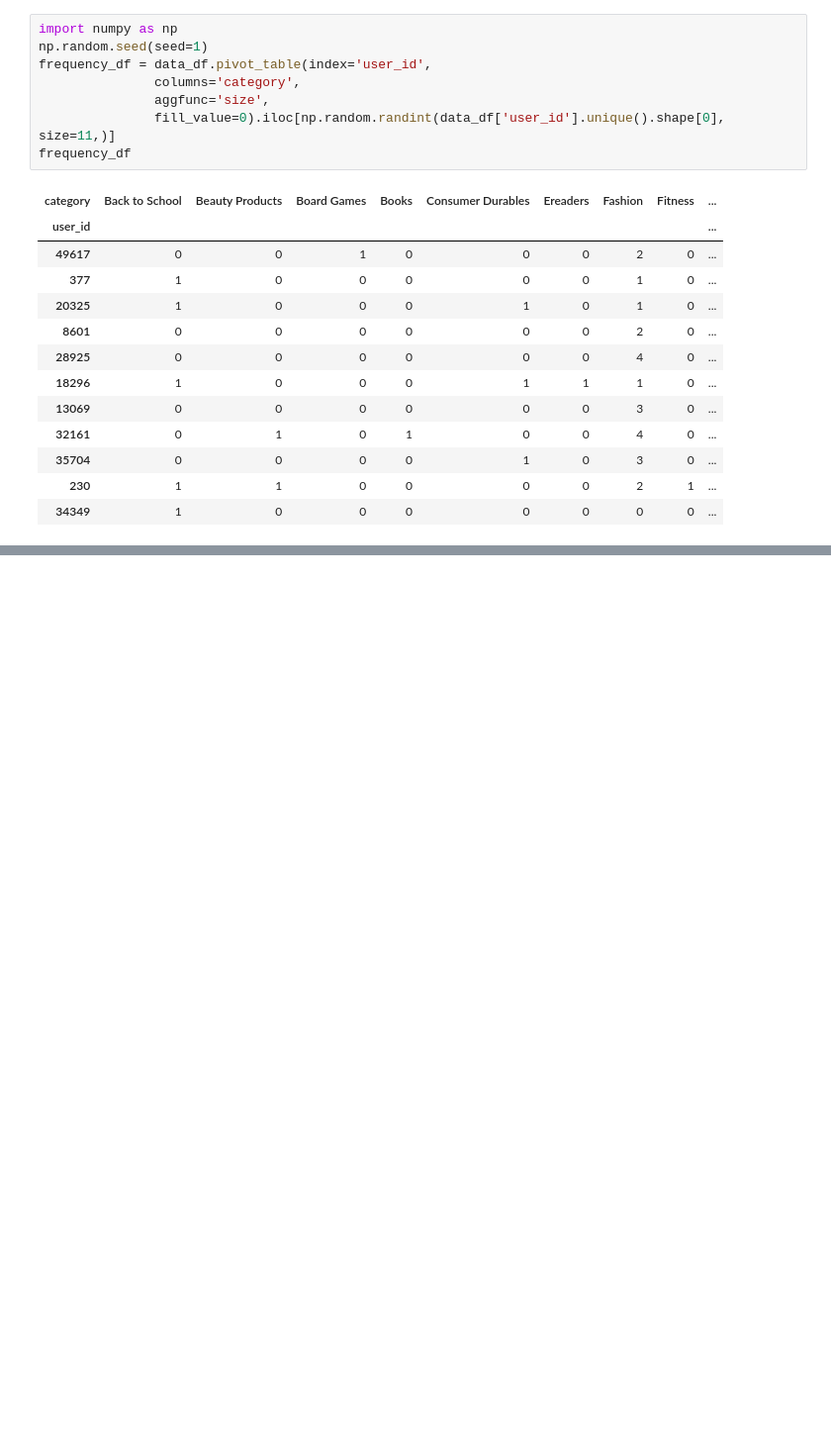
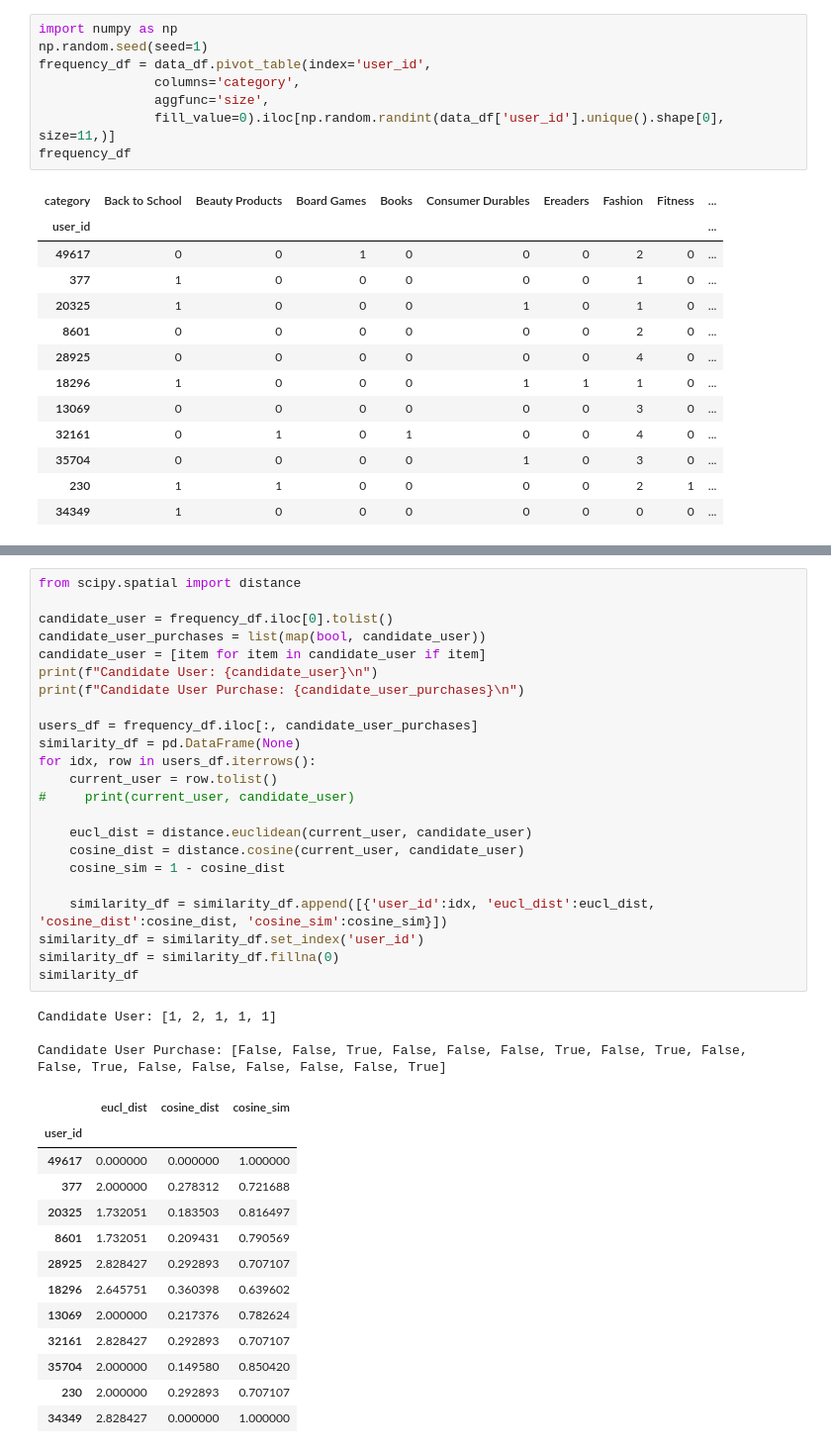
Before and after one commit to MASHOD0/univAI, a Jupyter notebook: NextBuy_1.ipynb, the cells around one changed output, grey strips where cells are left out. Shown at 99% size. Saved outputs shown, nothing was run; the diff lists cells and outputs as text; blank space fills up the shorter version.

```diff
--- a/NextBuy_1.ipynb
+++ b/NextBuy_1.ipynb
@@ -132,0 +138,40 @@ frequency_df
+# %%
+from scipy.spatial import distance
+
+candidate_user = frequency_df.iloc[0].tolist()
+candidate_user_purchases = list(map(bool, candidate_user))
+candidate_user = [item for item in candidate_user if item]
+print(f"Candidate User: {candidate_user}\n")
+print(f"Candidate User Purchase: {candidate_user_purchases}\n")
+
+users_df = frequency_df.iloc[:, candidate_user_purchases]
+similarity_df = pd.DataFrame(None)
+for idx, row in users_df.iterrows():
+    current_user = row.tolist()
+#     print(current_user, candidate_user)
+
+    eucl_dist = distance.euclidean(current_user, candidate_user)
+    cosine_dist = distance.cosine(current_user, candidate_user)
+    cosine_sim = 1 - cosine_dist
+
+    similarity_df = similarity_df.append([{'user_id':idx, 'eucl_dist':eucl_dist, 'cosine_dist':cosine_dist, 'cosine_sim':cosine_sim}])
+similarity_df = similarity_df.set_index('user_id')
+similarity_df = similarity_df.fillna(0)
+similarity_df
+# %% [output]
+Candidate User: [1, 2, 1, 1, 1]
+
+Candidate User Purchase: [False, False, True, False, False, False, True, False, True, False, False, True, False, False, False, False, False, True]
+|  | eucl_dist | cosine_dist | cosine_sim |
+| user_id |  |  |  |
+| 49617 | 0.000000 | 0.000000 | 1.000000 |
+| 377 | 2.000000 | 0.278312 | 0.721688 |
+| 20325 | 1.732051 | 0.183503 | 0.816497 |
+| 8601 | 1.732051 | 0.209431 | 0.790569 |
+| 28925 | 2.828427 | 0.292893 | 0.707107 |
+| 18296 | 2.645751 | 0.360398 | 0.639602 |
+| 13069 | 2.000000 | 0.217376 | 0.782624 |
+| 32161 | 2.828427 | 0.292893 | 0.707107 |
+| 35704 | 2.000000 | 0.149580 | 0.850420 |
+| 230 | 2.000000 | 0.292893 | 0.707107 |
+| 34349 | 2.828427 | 0.000000 | 1.000000 |
```
Also changed, not shown: parts of 5 cells of this notebook.
